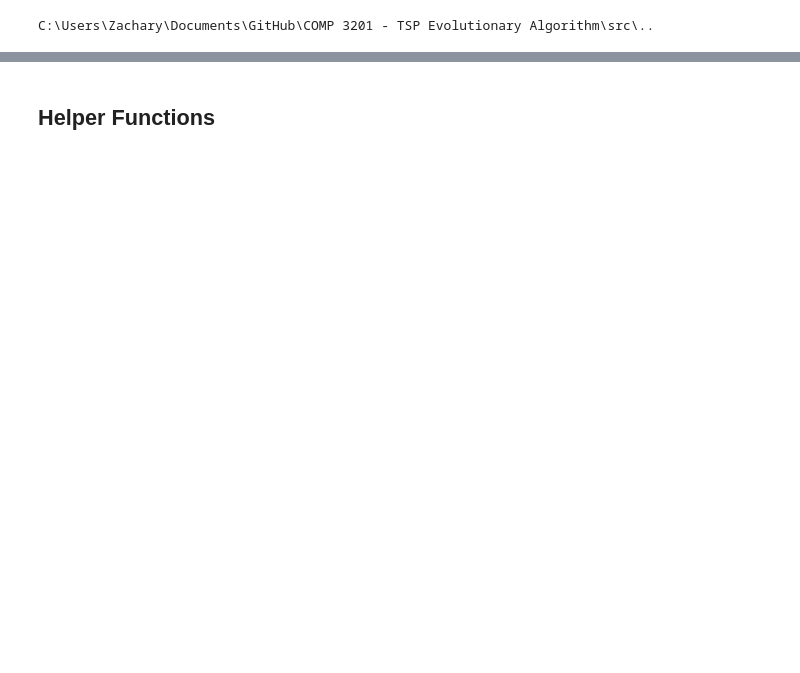
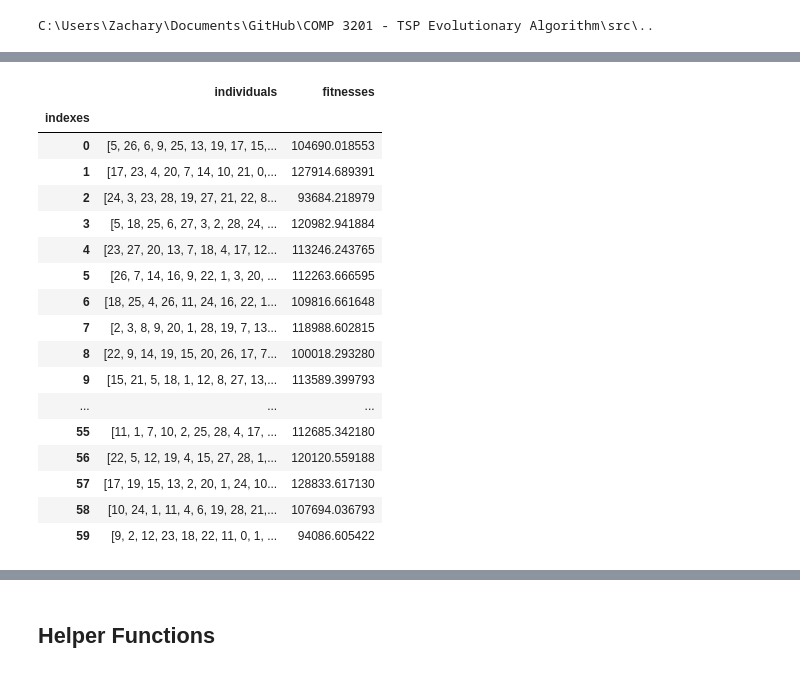
Before and after one commit to ZacharyMN709/COMP-3201---TSP-Evolutionary-Algorithm, a Jupyter notebook: src/Presentation - Pandas Ver.ipynb, the cells around one changed output, grey strips where cells are left out. Saved outputs shown, nothing was run; the diff lists cells and outputs as text; code cells hidden in the pictures; blank space fills up the shorter version.

```diff
--- a/src/Presentation - Pandas Ver.ipynb
+++ b/src/Presentation - Pandas Ver.ipynb
@@ -101,0 +97,26 @@ DEF.DATAFRAME
+# %%
+PSM.set_op(min)
+SSM.set_op(min)
+
+# Initialize Population
+population = initialize(population_size, genome_length)
+population
+# %% [output]
+|  | individuals | fitnesses |
+| indexes |  |  |
+| 0 | [5, 26, 6, 9, 25, 13, 19, 17, 15,... | 104690.018553 |
+| 1 | [17, 23, 4, 20, 7, 14, 10, 21, 0,... | 127914.689391 |
+| 2 | [24, 3, 23, 28, 19, 27, 21, 22, 8... | 93684.218979 |
+| 3 | [5, 18, 25, 6, 27, 3, 2, 28, 24, ... | 120982.941884 |
+| 4 | [23, 27, 20, 13, 7, 18, 4, 17, 12... | 113246.243765 |
+| 5 | [26, 7, 14, 16, 9, 22, 1, 3, 20, ... | 112263.666595 |
+| 6 | [18, 25, 4, 26, 11, 24, 16, 22, 1... | 109816.661648 |
+| 7 | [2, 3, 8, 9, 20, 1, 28, 19, 7, 13... | 118988.602815 |
+| 8 | [22, 9, 14, 19, 15, 20, 26, 17, 7... | 100018.293280 |
+| 9 | [15, 21, 5, 18, 1, 12, 8, 27, 13,... | 113589.399793 |
+| ... | ... | ... |
+| 55 | [11, 1, 7, 10, 2, 25, 28, 4, 17, ... | 112685.342180 |
+| 56 | [22, 5, 12, 19, 4, 15, 27, 28, 1,... | 120120.559188 |
+| 57 | [17, 19, 15, 13, 2, 20, 1, 24, 10... | 128833.617130 |
+| 58 | [10, 24, 1, 11, 4, 6, 19, 28, 21,... | 107694.036793 |
+| 59 | [9, 2, 12, 23, 18, 22, 11, 0, 1, ... | 94086.605422 |
```
Also changed, not shown: parts of 9 cells of this notebook, 9 other files.
